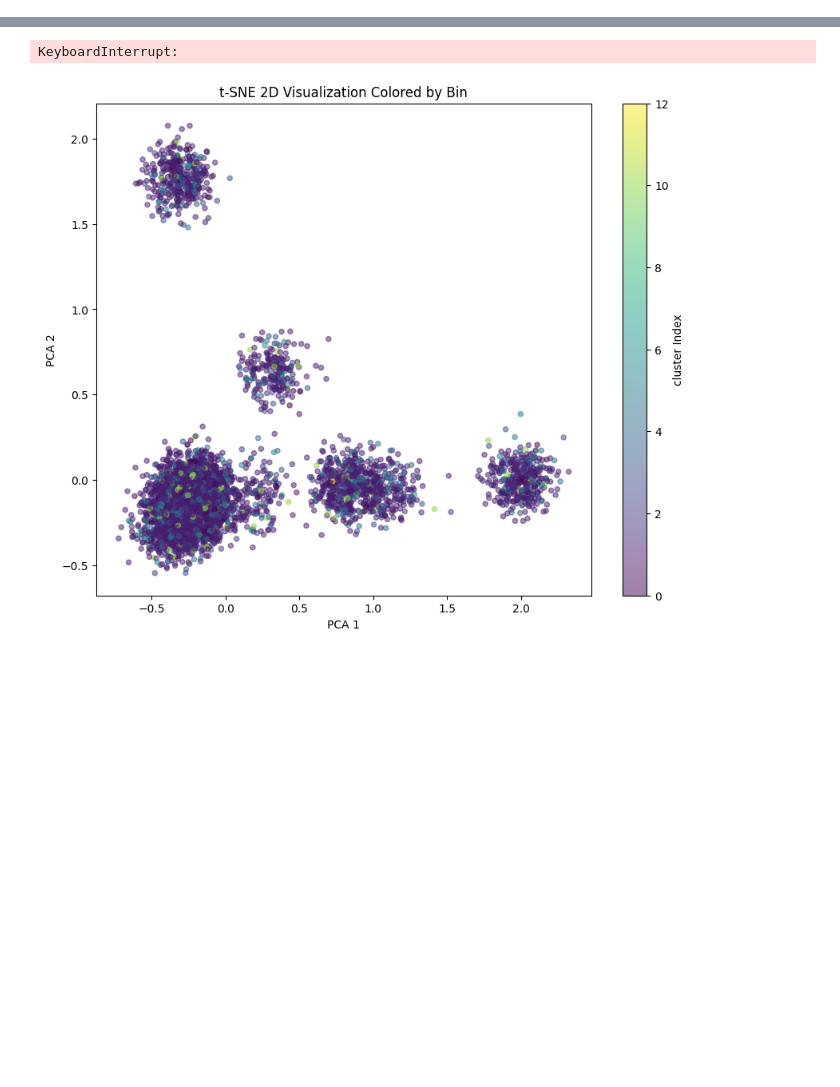
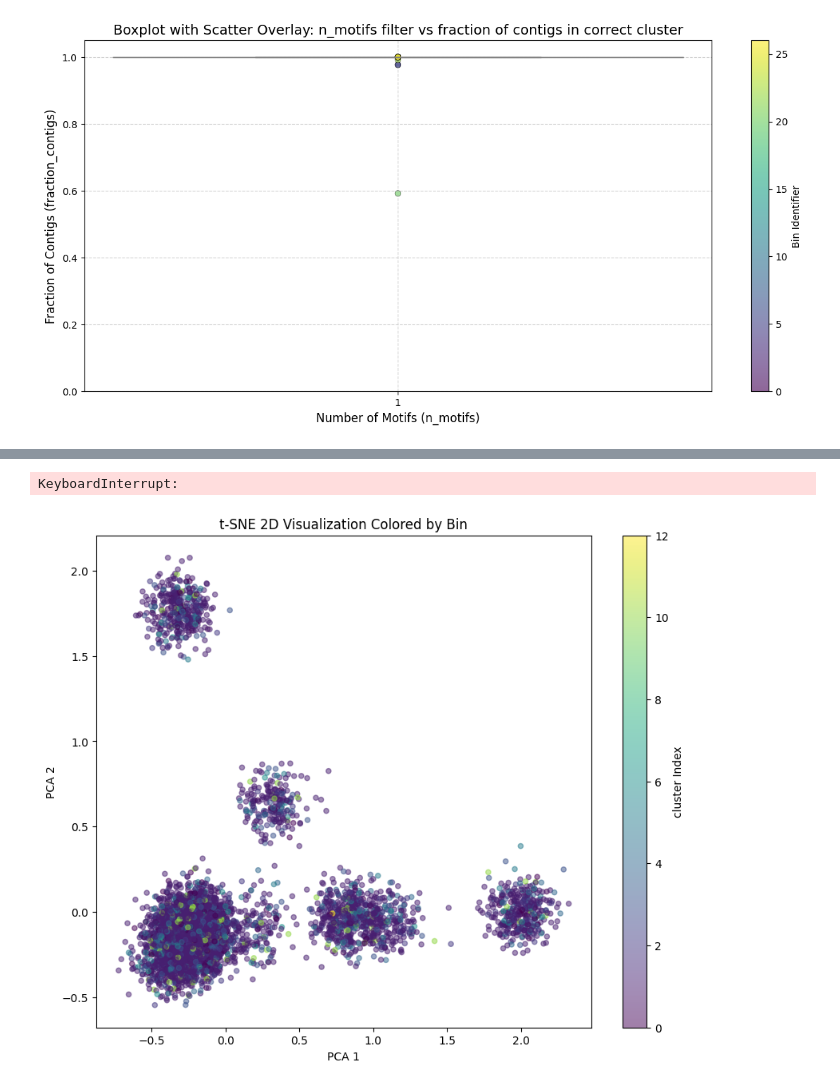
Before and after one commit to SebastianDall/nanomotif-binnary-benchmark, a Jupyter notebook: reports/detect_contamination_cluster.ipynb, the cells around one changed output, grey strips where cells are left out. Saved outputs shown, nothing was run; the diff lists cells and outputs as text; code cells hidden in the pictures; blank space fills up the shorter version.

```diff
--- a/reports/detect_contamination_cluster.ipynb
+++ b/reports/detect_contamination_cluster.ipynb
@@ -30,10 +60 @@ contig_methylation = pl.read_csv(
         )
-# %%
-contig_methylation = data_processing.add_bin(
-            contig_methylation,
-            contig_bins
-        )
-binned_contig_methylation_imputed = data_processing.impute_contig_methylation_within_bin(
-            contig_methylation,
-            args
-        )
@@ -69,7 +1020,0 @@ hdbscan_labels = clusterer.fit_predict(matrix)
-# %%
-results = pl.DataFrame({
-    "contig": contig_names,
-    "cluster": hdbscan_labels
-})
-
-results
@@ -90,0 +1093,52 @@ shape: (7_182, 2)
+# %%
+import matplotlib.pyplot as plt
+import seaborn as sns
+
+# Assuming 'data' is your dataframe
+data = bins_clusters_max.to_pandas()
+data.sort_values(by='n_motifs', inplace=True)
+
+# Create the figure and axes
+fig, ax = plt.subplots(figsize=(12, 6))
+
+# Create the boxplot
+sns.boxplot(
+    x="n_motifs",
+    y="fraction_contigs",
+    data=data,
+    ax=ax,
+    color='lightgray',
+    width=0.6,
+    showfliers=False # Hide outliers to avoid clutter
+)
+
+# Overlay the scatterplot
+unique_bins = data["bin"].unique()
+bin_to_color = {bin: i for i, bin in enumerate(unique_bins)}
+colors = data["bin"].map(lambda bin: bin_to_color[bin])
+
+scatter = ax.scatter(
+    x=data["n_motifs"],
+    y=data["fraction_contigs"],
+    c=colors,
+    alpha=0.6,
+    cmap='viridis', # Change color palette as needed
+    edgecolor='k',
+    linewidth=0.5
+)
+
+# Improve aesthetics
+ax.set_title("Boxplot with Scatter Overlay: n_motifs filter vs fraction of contigs in correct cluster", fontsize=14)
+ax.set_xlabel("Number of Motifs (n_motifs)", fontsize=12)
+ax.set_ylabel("Fraction of Contigs (fraction_contigs)", fontsize=12)
+ax.set_ylim(0, 1.05) # Set y-axis limits to [0, 1]
+ax.grid(True, linestyle='--', alpha=0.6)
+
+# Optional: Add a colorbar for bin colors
+cbar = plt.colorbar(scatter, ax=ax, label='Bin Identifier', orientation='vertical')
+
+# Display the plot
+plt.tight_layout()
+plt.show()
+# %% [output]
+[figure, added]
```
Also changed, not shown: parts of 27 cells of this notebook.
